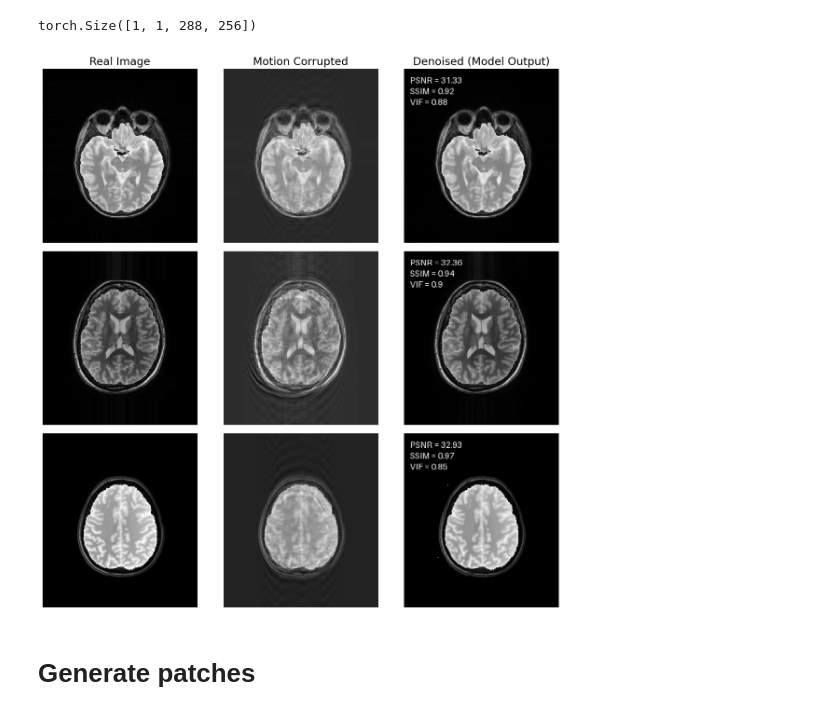
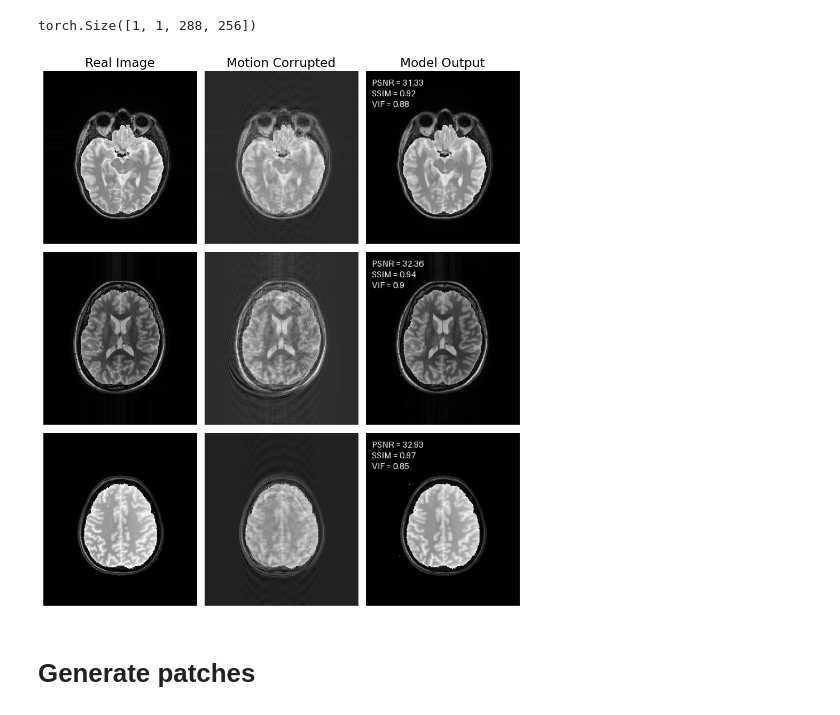
Before and after one commit to afifaniks/tiny_brains, a Jupyter notebook: notebooks/test_visualizer.ipynb, the cells around one changed output. Saved outputs shown, nothing was run; the diff lists cells and outputs as text; code cells hidden in the pictures.

```diff
--- a/notebooks/test_visualizer.ipynb
+++ b/notebooks/test_visualizer.ipynb
@@ -114,37 +114,37 @@ import matplotlib.pyplot as plt
 import numpy as np
 
 plt.rcParams.update({'font.size': 14, 'axes.titlesize': 'large', 'axes.labelsize': 'medium'})
 
-fig, axs = plt.subplots(3, 3, figsize=(15, 15))
-plt.subplots_adjust(wspace=0.0, hspace=0.05)
+fig, axs = plt.subplots(3, 3, figsize=(11.5, 13))
+plt.subplots_adjust(wspace=0.05, hspace=0.05)
 
 axs[0, 0].set_title('Real Image')
 axs[0, 1].set_title('Motion Corrupted')
-axs[0, 2].set_title('Denoised (Model Output)')
+axs[0, 2].set_title('Model Output')
 
 for enum_index, (base, gt, pred) in enumerate(zip(base_images, gts, preds)):
     scores = {}
     for metric_name, metric_fn in metrics.items():
         scores[metric_name] = metric_fn(pred[1].cpu(), gt[1].cpu()).cpu().detach().numpy()
 
     result = "\n".join([f"{key} = {np.round(value.item(), decimals=2)}" for key, value in scores.items()])
 
     axs[enum_index][0].imshow(gt[0], cmap="gray")
     axs[enum_index][1].imshow(base[0], cmap="gray")
     # axs[enum_index][2].imshow(pred[0], cmap="gray")
 
     # Overlay text on the denoised image
     pred_img_with_text = overlay_text_pil(pred[0], result, (10, 10), color=(255, 255, 255), font_size=14)
 
     axs[enum_index][2].imshow(pred_img_with_text, cmap="gray")
 
 for ax in axs:
     for subax in ax:
         subax.axis('off')
 
 plt.show()
 # %% [output]
-[figure, old version]
+[figure, new version]
 # %% [markdown]
 # Generate patches
 # %%
```
Also changed, not shown: parts of 1 cell of this notebook.
